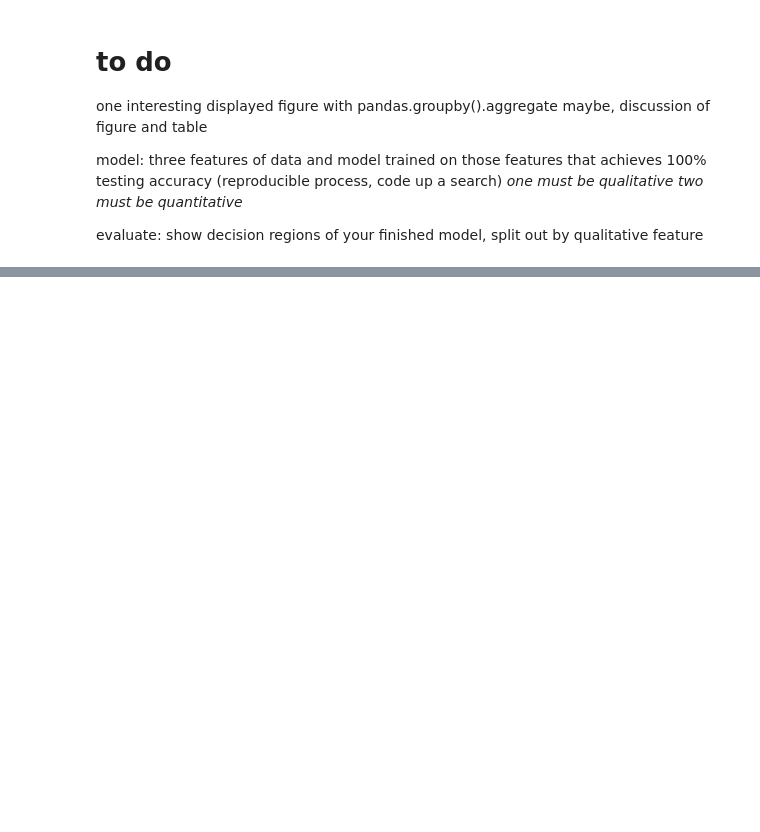
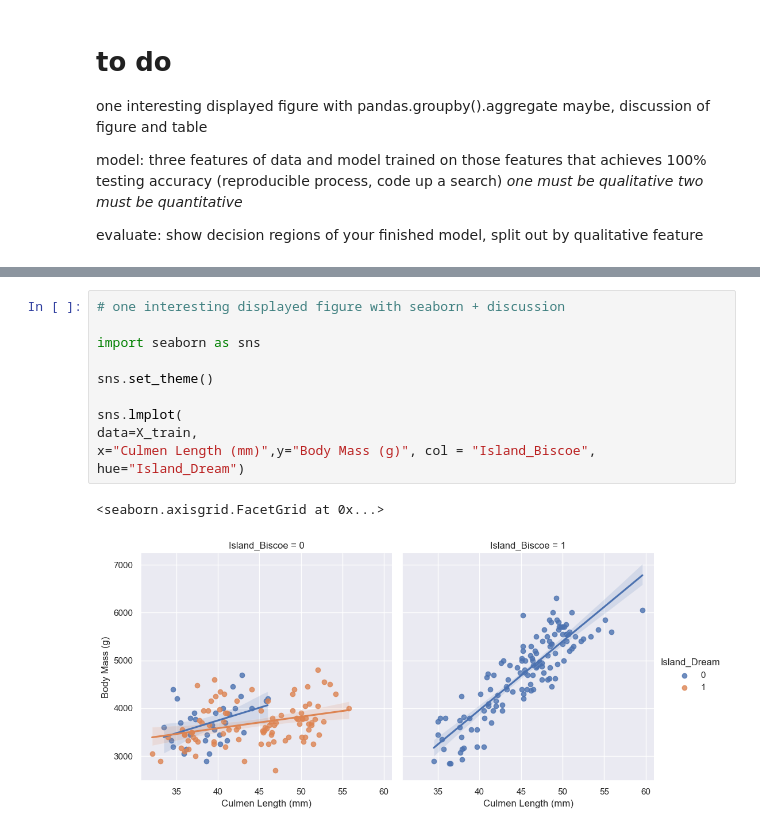
Before and after one commit to bridgetulian/bridgetulian.github.io, a Jupyter notebook: Palmer_Penguins_Blog.ipynb, the cells around one changed output, grey strips where cells are left out. Cells and saved outputs as stored; diff of their text form; blank space fills up the shorter version.

```diff
--- a/Palmer_Penguins_Blog.ipynb
+++ b/Palmer_Penguins_Blog.ipynb
@@ -121,0 +154,14 @@ evaluate: show decision regions of your finished model, split out by qualitative
+# %%
+# one interesting displayed figure with seaborn + discussion
+
+import seaborn as sns
+
+sns.set_theme()
+
+sns.lmplot(
+data=X_train,
+x="Culmen Length (mm)",y="Body Mass (g)", col = "Island_Biscoe",
+hue="Island_Dream")
+# %% [output]
+<seaborn.axisgrid.FacetGrid at 0x...>
+[figure, added]
```
Also changed, not shown: parts of 5 cells of this notebook, 7 other files.
